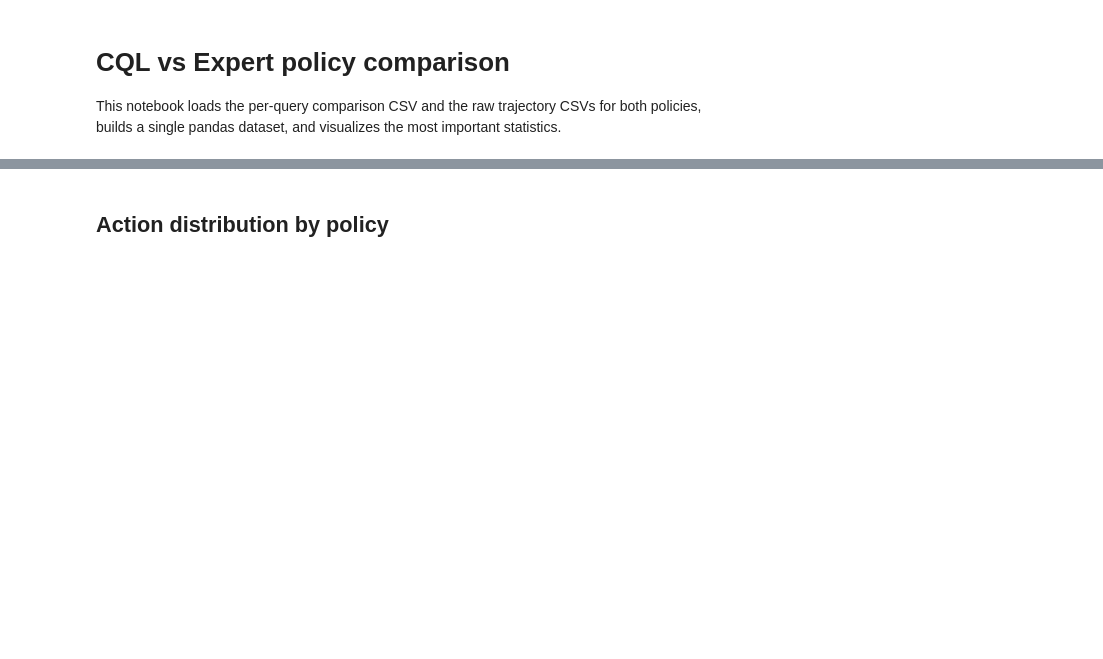
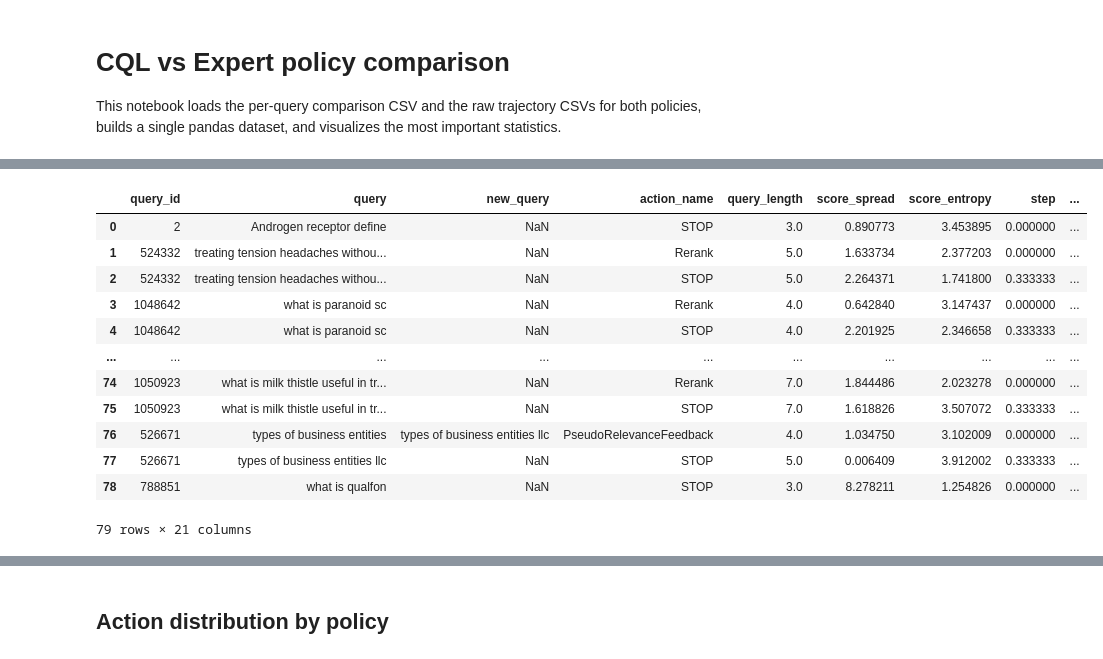
Before and after one commit to hanazouari23/Multi-Agent-Ensemble-for-Search-Through-Reinforcement-Optimization-MAESTRO-, a Jupyter notebook: notebooks/12_compare_policy_rewards.ipynb, the cells around one changed output, grey strips where cells are left out. Saved outputs shown, nothing was run; the diff lists cells and outputs as text; code cells hidden in the pictures; blank space fills up the shorter version.

```diff
--- a/notebooks/12_compare_policy_rewards.ipynb
+++ b/notebooks/12_compare_policy_rewards.ipynb
@@ -32,3 +51,20 @@ print(f"Expert rows: {len(expert):,}  |  CQL rows: {len(cql):,}  |  Per-query ro
+# %%
+cql_df = pd.read_csv(CQL_CSV)
+cql_df
+# %% [output]
+|  | query_id | query | new_query | action_name | query_length | score_spread | score_entropy | step | ... |
+| 0 | 2 | Androgen receptor define | NaN | STOP | 3.0 | 0.890773 | 3.453895 | 0.000000 | ... |
+| 1 | 524332 | treating tension headaches withou... | NaN | Rerank | 5.0 | 1.633734 | 2.377203 | 0.000000 | ... |
+| 2 | 524332 | treating tension headaches withou... | NaN | STOP | 5.0 | 2.264371 | 1.741800 | 0.333333 | ... |
+| 3 | 1048642 | what is paranoid sc | NaN | Rerank | 4.0 | 0.642840 | 3.147437 | 0.000000 | ... |
+| 4 | 1048642 | what is paranoid sc | NaN | STOP | 4.0 | 2.201925 | 2.346658 | 0.333333 | ... |
+| ... | ... | ... | ... | ... | ... | ... | ... | ... | ... |
+| 74 | 1050923 | what is milk thistle useful in tr... | NaN | Rerank | 7.0 | 1.844486 | 2.023278 | 0.000000 | ... |
+| 75 | 1050923 | what is milk thistle useful in tr... | NaN | STOP | 7.0 | 1.618826 | 3.507072 | 0.333333 | ... |
+| 76 | 526671 | types of business entities | types of business entities llc | PseudoRelevanceFeedback | 4.0 | 1.034750 | 3.102009 | 0.000000 | ... |
+| 77 | 526671 | types of business entities llc | NaN | STOP | 5.0 | 0.006409 | 3.912002 | 0.333333 | ... |
+| 78 | 788851 | what is qualfon | NaN | STOP | 3.0 | 8.278211 | 1.254826 | 0.000000 | ... |
+79 rows × 21 columns
 # %%
 # Build per-query aggregates from raw trajectory files (cost and reward only)
 # NDCG gain already comes from the pre-computed per-query CSV.
```
Also changed, not shown: parts of 9 cells of this notebook, 2 other files.
